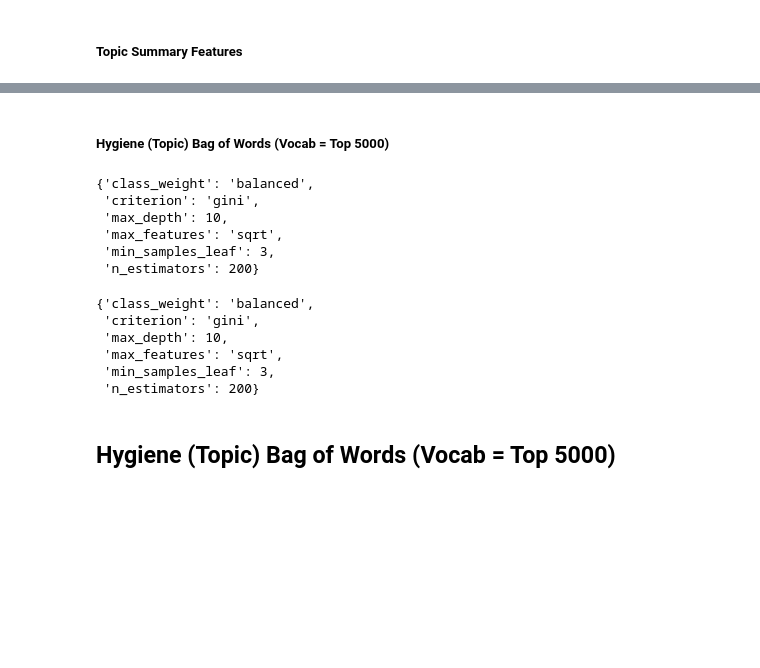
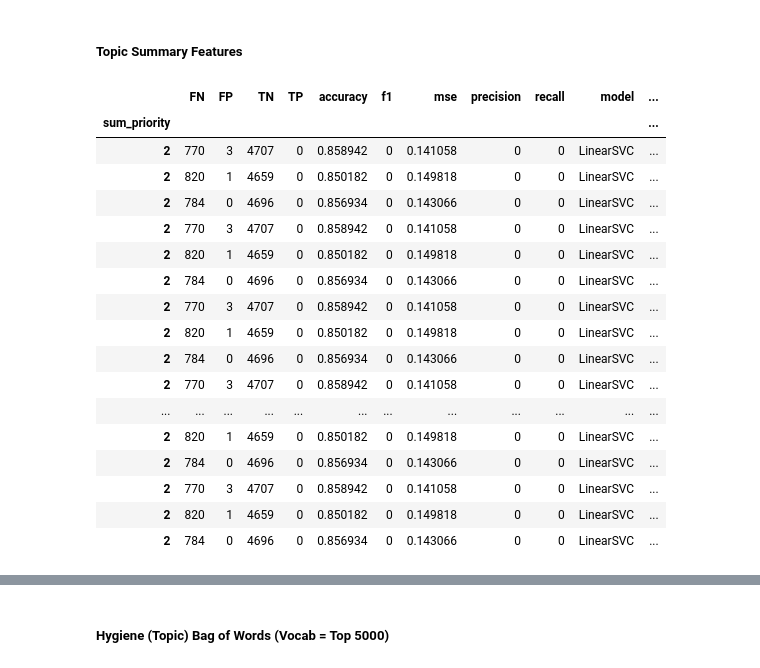
Before and after one commit to tbackes/yelp-health, a Jupyter notebook: code/yelp-model-exploration.ipynb, the cells around one changed output, grey strips where cells are left out. Drawn from its saved outputs; the diff is of its cells as text; code cells hidden in the pictures; blank space fills up the shorter version.

```diff
--- a/code/yelp-model-exploration.ipynb
+++ b/code/yelp-model-exploration.ipynb
@@ -617,0 +713,23 @@ HM.grid_search_classifier(LSVC, param_grid_svc, col=col2, scoring='f1', t=2)
+# %%
+%%time
+display(HM.k_fold_comparison(models, [('C = %.4f' % c) for c in LSVC_C],
+                             ['Topic Features' for _ in models], col=col2, val_range=[2]))
+# %% [output]
+|  | FN | FP | TN | TP | accuracy | f1 | mse | precision | recall | model | ... |
+| sum_priority |  |  |  |  |  |  |  |  |  |  | ... |
+| 2 | 770 | 3 | 4707 | 0 | 0.858942 | 0 | 0.141058 | 0 | 0 | LinearSVC | ... |
+| 2 | 820 | 1 | 4659 | 0 | 0.850182 | 0 | 0.149818 | 0 | 0 | LinearSVC | ... |
+| 2 | 784 | 0 | 4696 | 0 | 0.856934 | 0 | 0.143066 | 0 | 0 | LinearSVC | ... |
+| 2 | 770 | 3 | 4707 | 0 | 0.858942 | 0 | 0.141058 | 0 | 0 | LinearSVC | ... |
+| 2 | 820 | 1 | 4659 | 0 | 0.850182 | 0 | 0.149818 | 0 | 0 | LinearSVC | ... |
+| 2 | 784 | 0 | 4696 | 0 | 0.856934 | 0 | 0.143066 | 0 | 0 | LinearSVC | ... |
+| 2 | 770 | 3 | 4707 | 0 | 0.858942 | 0 | 0.141058 | 0 | 0 | LinearSVC | ... |
+| 2 | 820 | 1 | 4659 | 0 | 0.850182 | 0 | 0.149818 | 0 | 0 | LinearSVC | ... |
+| 2 | 784 | 0 | 4696 | 0 | 0.856934 | 0 | 0.143066 | 0 | 0 | LinearSVC | ... |
+| 2 | 770 | 3 | 4707 | 0 | 0.858942 | 0 | 0.141058 | 0 | 0 | LinearSVC | ... |
+| ... | ... | ... | ... | ... | ... | ... | ... | ... | ... | ... | ... |
+| 2 | 820 | 1 | 4659 | 0 | 0.850182 | 0 | 0.149818 | 0 | 0 | LinearSVC | ... |
+| 2 | 784 | 0 | 4696 | 0 | 0.856934 | 0 | 0.143066 | 0 | 0 | LinearSVC | ... |
+| 2 | 770 | 3 | 4707 | 0 | 0.858942 | 0 | 0.141058 | 0 | 0 | LinearSVC | ... |
+| 2 | 820 | 1 | 4659 | 0 | 0.850182 | 0 | 0.149818 | 0 | 0 | LinearSVC | ... |
+| 2 | 784 | 0 | 4696 | 0 | 0.856934 | 0 | 0.143066 | 0 | 0 | LinearSVC | ... |
@@ -618,24 +738,2 @@ HM.grid_search_classifier(LSVC, param_grid_svc, col=col2, scoring='f1', t=2)
 # %% [markdown]
 ##### Hygiene (Topic) Bag of Words (Vocab = Top 5000)
-# %%
-%%time
-HM.grid_search_classifier(LSVC, param_grid_svc, tfs_h=True, scoring='precision', t=2)
-# %% [output]
-{'class_weight': 'balanced',
- 'criterion': 'gini',
- 'max_depth': 10,
- 'max_features': 'sqrt',
- 'min_samples_leaf': 3,
- 'n_estimators': 200}
-# %%
-%%time
-HM.grid_search_classifier(LSVC, param_grid_svc, tfs_h=True, scoring='f1', t=2)
-# %% [output]
-{'class_weight': 'balanced',
- 'criterion': 'gini',
- 'max_depth': 10,
- 'max_features': 'sqrt',
- 'min_samples_leaf': 3,
- 'n_estimators': 200}
-# %% [markdown]
-## Hygiene (Topic) Bag of Words (Vocab = Top 5000)
```
Also changed, not shown: parts of 60 cells of this notebook, 1 other file.
